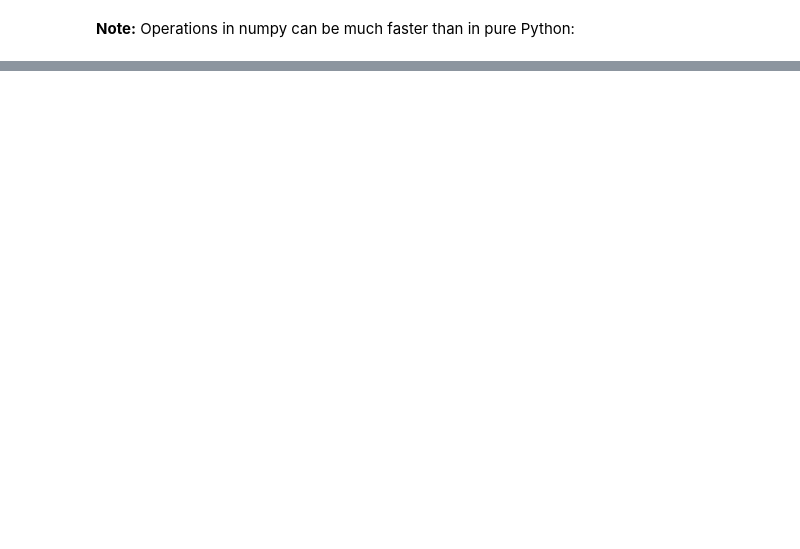
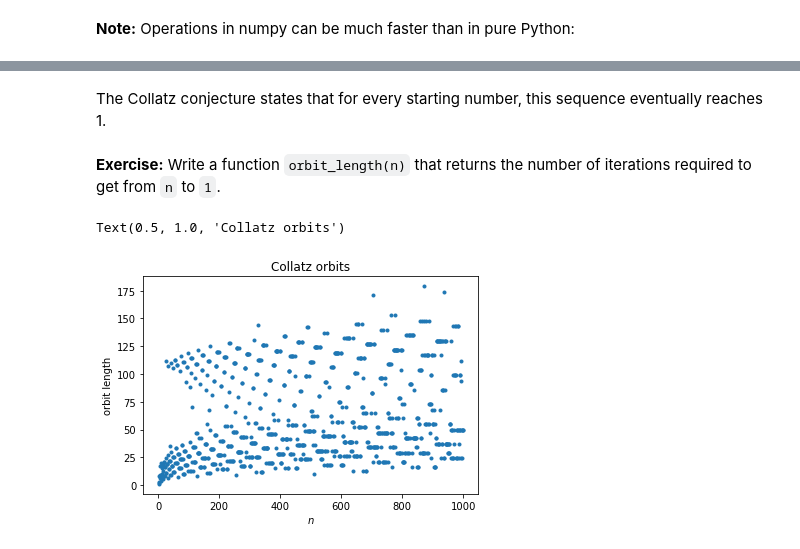
Before and after one commit to jllottes/jllottes.github.io, a Jupyter notebook: _static/weekly_notebooks/week05_notebook.ipynb, the cells around one changed output, grey strips where cells are left out. Saved outputs shown, nothing was run; the diff lists cells and outputs as text; code cells hidden in the pictures; blank space fills up the shorter version.

```diff
--- a/_static/weekly_notebooks/week05_notebook.ipynb
+++ b/_static/weekly_notebooks/week05_notebook.ipynb
@@ -330,0 +511,13 @@ Matplotlib is friendly to numpy arrays:
+# %%
+def collatz(n):
+    if n % 2 == 1:
+        return 3*n+1
+    if n % 2 == 0:
+        return n//2    # perform integer division
+# %%
+n = 371
+
+orbit = [n]
+for i in range(999):
+    orbit.append(collatz(orbit[-1]))    # Apply `collatz` to the last element of the list
+                                        # then append the result to the list
@@ -330,0 +531,11 @@ Matplotlib is friendly to numpy arrays:
+# %% [markdown]
+The Collatz conjecture states that for every starting number, this sequence eventually reaches 1.
+# %% [markdown]
+**Exercise:** Write a function `orbit_length(n)` that returns the number of iterations required to get from `n` to `1`.
+# %%
+def orbit_length(n):
+    i = 1
+    while n != 1:
+        n = collatz(n)
+        i += 1
+    return i
@@ -330,0 +550,14 @@ Matplotlib is friendly to numpy arrays:
+# %%
+N = 1000
+
+ns = [ n for n in range(1,N)]
+#ns = [n for n in range(1,N) if is_prime(n)]
+orbit_lengths = [ orbit_length(n) for n in ns ]
+# %%
+plt.plot(ns,orbit_lengths,'.')
+plt.xlabel('$n$')
+plt.ylabel('orbit length')
+plt.title('Collatz orbits')
+# %% [output]
+Text(0.5, 1.0, 'Collatz orbits')
+[figure, added]
```
Also changed, not shown: parts of 42 cells of this notebook, 58 other files.
